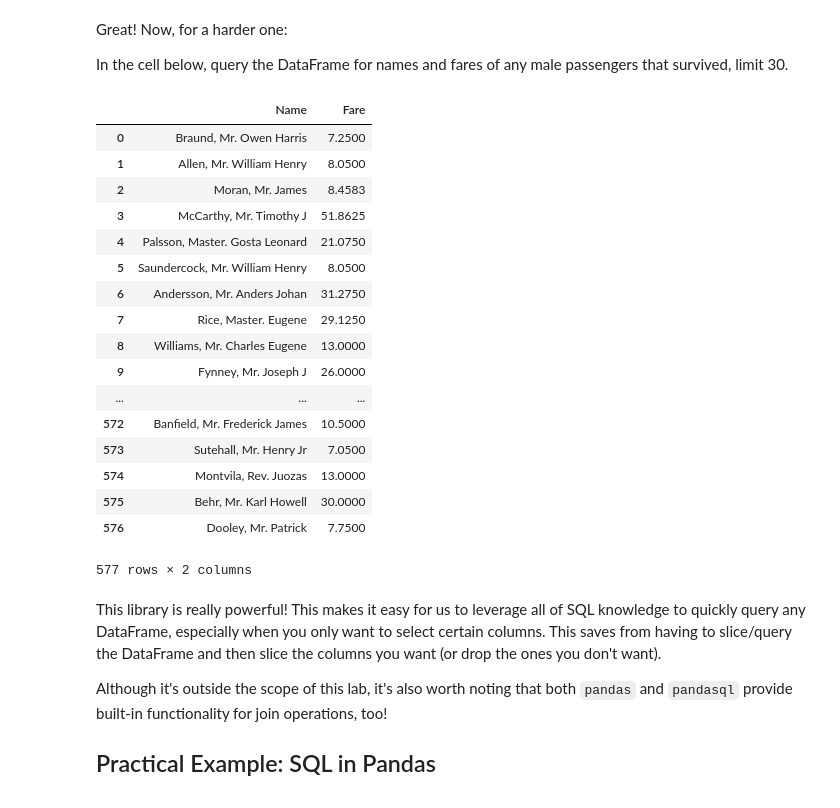
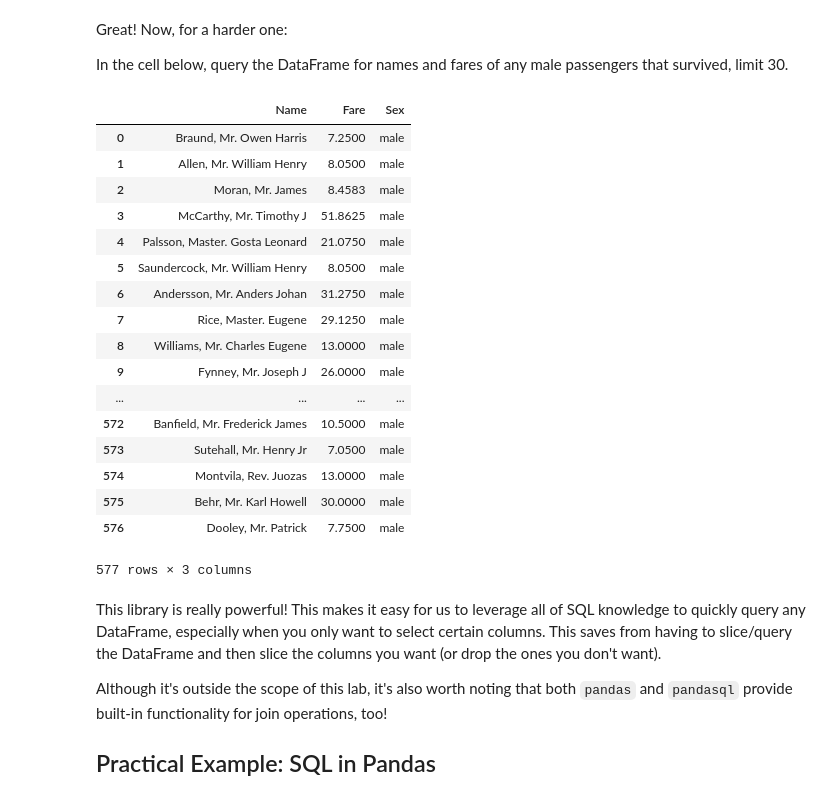
Before and after one commit to JonSolow/dsc-using-sql-with-pandas-lab-dc-ds-career-042219, a Jupyter notebook: index.ipynb, the cells around one changed output. Saved outputs shown, nothing was run; the diff lists cells and outputs as text; code cells hidden in the pictures.

```diff
--- a/index.ipynb
+++ b/index.ipynb
@@ -267,33 +267,33 @@ Great! Now, for a harder one:
 In the cell below, query the DataFrame for names and fares of any male passengers that survived, limit 30.
 # %%
 q2 = """
-SELECT name, fare,
+SELECT name, fare, sex,
 FROM df
 WHERE sex='male'
 
 """
 
 sql_surviving_males = pysqldf(q2)
 sql_surviving_males
 # %% [output]
-|  | Name | Fare |
-| 0 | Braund, Mr. Owen Harris | 7.2500 |
-| 1 | Allen, Mr. William Henry | 8.0500 |
-| 2 | Moran, Mr. James | 8.4583 |
-| 3 | McCarthy, Mr. Timothy J | 51.8625 |
-| 4 | Palsson, Master. Gosta Leonard | 21.0750 |
-| 5 | Saundercock, Mr. William Henry | 8.0500 |
-| 6 | Andersson, Mr. Anders Johan | 31.2750 |
-| 7 | Rice, Master. Eugene | 29.1250 |
-| 8 | Williams, Mr. Charles Eugene | 13.0000 |
-| 9 | Fynney, Mr. Joseph J | 26.0000 |
-| ... | ... | ... |
-| 572 | Banfield, Mr. Frederick James | 10.5000 |
-| 573 | Sutehall, Mr. Henry Jr | 7.0500 |
-| 574 | Montvila, Rev. Juozas | 13.0000 |
-| 575 | Behr, Mr. Karl Howell | 30.0000 |
-| 576 | Dooley, Mr. Patrick | 7.7500 |
+|  | Name | Fare | Sex |
+| 0 | Braund, Mr. Owen Harris | 7.2500 | male |
+| 1 | Allen, Mr. William Henry | 8.0500 | male |
+| 2 | Moran, Mr. James | 8.4583 | male |
+| 3 | McCarthy, Mr. Timothy J | 51.8625 | male |
+| 4 | Palsson, Master. Gosta Leonard | 21.0750 | male |
+| 5 | Saundercock, Mr. William Henry | 8.0500 | male |
+| 6 | Andersson, Mr. Anders Johan | 31.2750 | male |
+| 7 | Rice, Master. Eugene | 29.1250 | male |
+| 8 | Williams, Mr. Charles Eugene | 13.0000 | male |
+| 9 | Fynney, Mr. Joseph J | 26.0000 | male |
+| ... | ... | ... | ... |
+| 572 | Banfield, Mr. Frederick James | 10.5000 | male |
+| 573 | Sutehall, Mr. Henry Jr | 7.0500 | male |
+| 574 | Montvila, Rev. Juozas | 13.0000 | male |
+| 575 | Behr, Mr. Karl Howell | 30.0000 | male |
+| 576 | Dooley, Mr. Patrick | 7.7500 | male |
-577 rows × 2 columns
+577 rows × 3 columns
 # %% [markdown]
 This library is really powerful! This makes it easy for us to leverage all of SQL knowledge to quickly query any DataFrame, especially when you only want to select certain columns.  This saves from having to slice/query the DataFrame and then slice the columns you want (or drop the ones you don't want).
 
```
